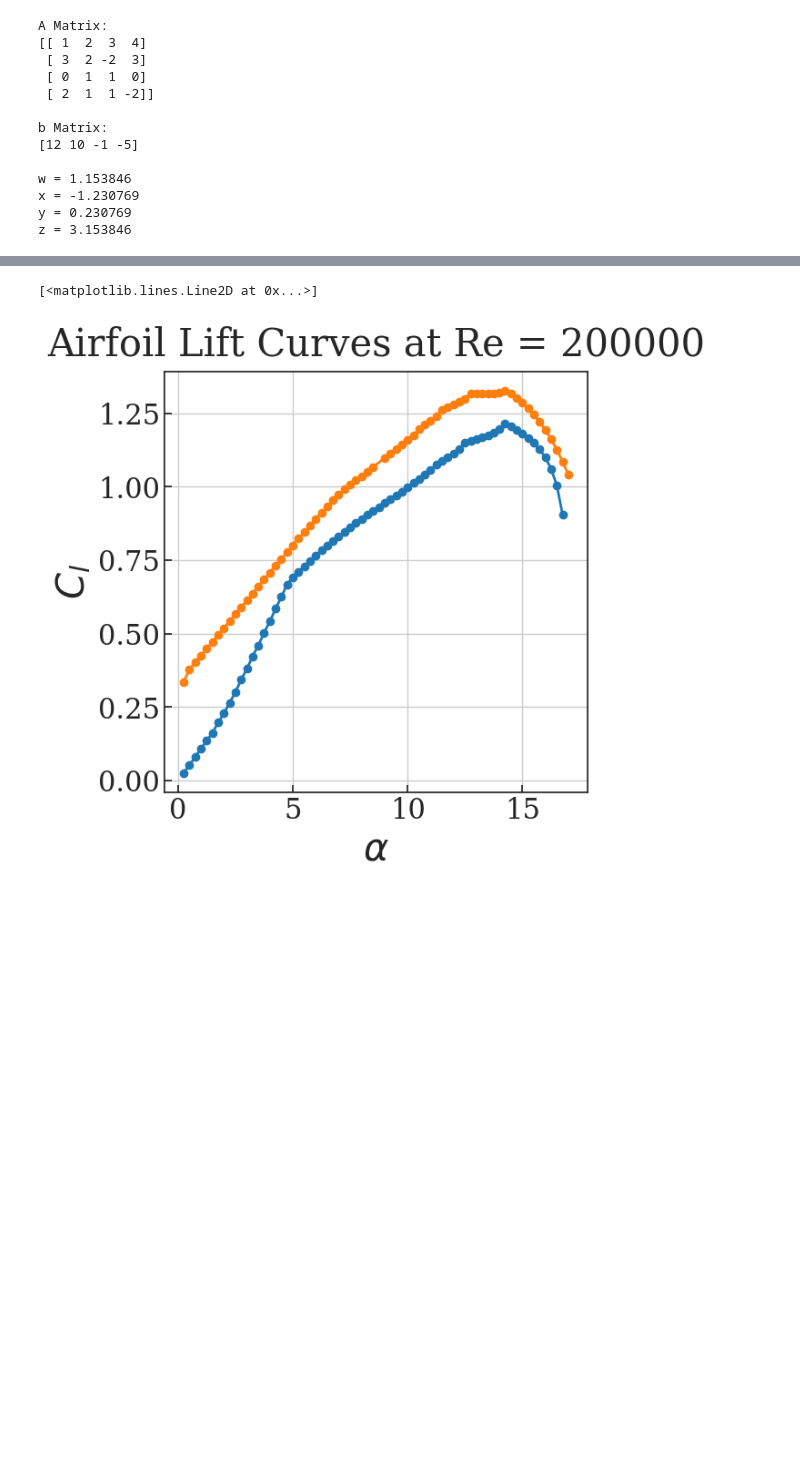
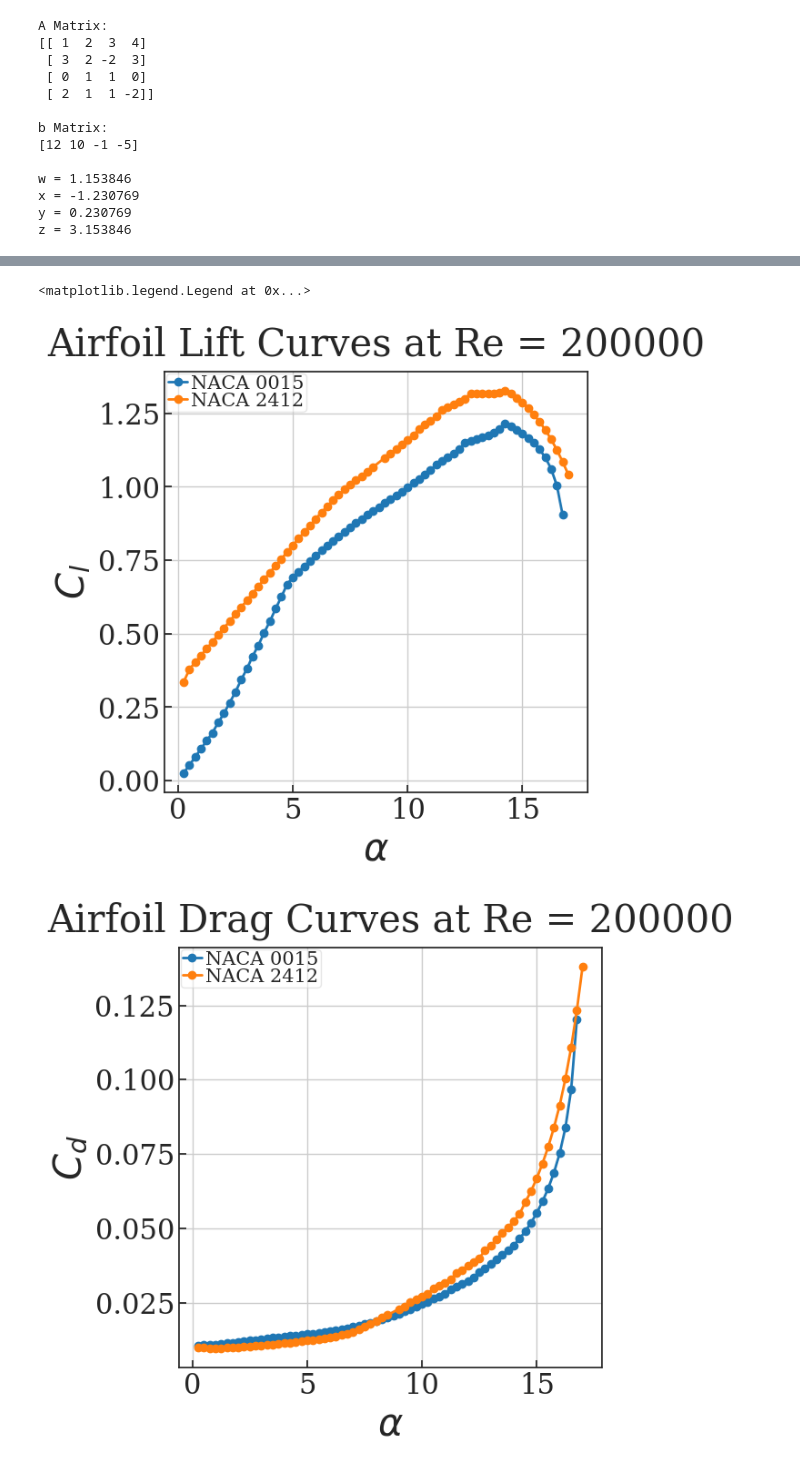
Before and after one commit to ndrichmond/EAE127, a Jupyter notebook: Project 0/Project 0.ipynb, the cells around one changed output, grey strips where cells are left out. Drawn from its saved outputs; the diff is of its cells as text; code cells hidden in the pictures; blank space fills up the shorter version.

```diff
--- a/Project 0/Project 0.ipynb
+++ b/Project 0/Project 0.ipynb
@@ -353,38 +359,54 @@ For this example, I have chosen to use the airfoils NACA0015 (symmetric) and NAC
 #plot Cl vs alpha for both airfoils
 
 filename = os.path.join(folder,"xf-naca0015-il-200000.csv")
-
 Alpha, Cl, Cd, Cdp, Cm, Top_Xtr, Bot_Xtr = np.loadtxt(filename, skiprows = 11, unpack=True, delimiter=',') #information for NACA 0015
 
 #create a new array that only contains the positive alpha values and their corresponding Cl values for NACA 0015
 posAlpha0015 = []
 posCl0015 = []
+posCd0015 = []
 for i in range(0,len(Alpha)):
     if Alpha[i] > 0:
         posAlpha0015.append(Alpha[i])
         posCl0015.append(Cl[i])
+        posCd0015.append(Cd[i])
 posAlpha0015 = np.array(posAlpha0015)
 posCl0015 = np.array(posCl0015)
+posCd0015 = np.array(posCd0015)
 
 filename = os.path.join(folder,"xf-naca2412-il-200000.csv")
-
 Alpha, Cl, Cd, Cdp, Cm, Top_Xtr, Bot_Xtr = np.loadtxt(filename, skiprows = 11, unpack=True, delimiter=',') #information for NACA 2412
 
 posAlpha2412 = []
 posCl2412 = []
+posCd2412 = []
 for i in range(0,len(Alpha)):
     if Alpha[i] > 0:
         posAlpha2412.append(Alpha[i])
         posCl2412.append(Cl[i])
+        posCd2412.append(Cd[i])
 posAlpha2412 = np.array(posAlpha2412)
 posCl2412 = np.array(posCl2412)
+posCd2412 = np.array(posCd2412)
 
+#figure for lift curves
 plt.figure(figsize=(6,6))
 plt.title("Airfoil Lift Curves at Re = 200000")
 plt.xlabel("$\\alpha$")
 plt.ylabel("$C_l$")
-plt.plot(posAlpha0015, posCl0015, label = 'NACA 0015', marker = 'o', color = colors[0],linewidth = line) #NACA 0015 plot
-plt.plot(posAlpha2412, posCl2412, label = 'NACA 2412', marker = 'o', color = colors[1], linewidth = line) #NACA 2412 plot
+plt.plot(posAlpha0015, posCl0015, label = 'NACA 0015', marker = 'o', color = colors[0],linewidth = line) #NACA 0015 lift curve plot
+plt.plot(posAlpha2412, posCl2412, label = 'NACA 2412', marker = 'o', color = colors[1], linewidth = line) #NACA 2412 lift curve plot
+plt.legend(loc="best")
+
+#figure for drag curves
+plt.figure(figsize=(6,6))
+plt.title("Airfoil Drag Curves at Re = 200000")
+plt.xlabel("$\\alpha$")
+plt.ylabel("$C_d$")
+plt.plot(posAlpha0015, posCd0015, label = 'NACA 0015', marker = 'o', color = colors[0],linewidth = line) #NACA 0015 drag curve plot
+plt.plot(posAlpha2412, posCd2412, label = 'NACA 2412', marker = 'o', color = colors[1], linewidth = line) #NACA 2412 drag curve plot
+plt.legend(loc="best")
 # %% [output]
-[<matplotlib.lines.Line2D at 0x...>]
+<matplotlib.legend.Legend at 0x...>
-[figure, old version]
+[figure, new version]
+[figure, added]
```
Also changed, not shown: parts of 3 cells of this notebook.
